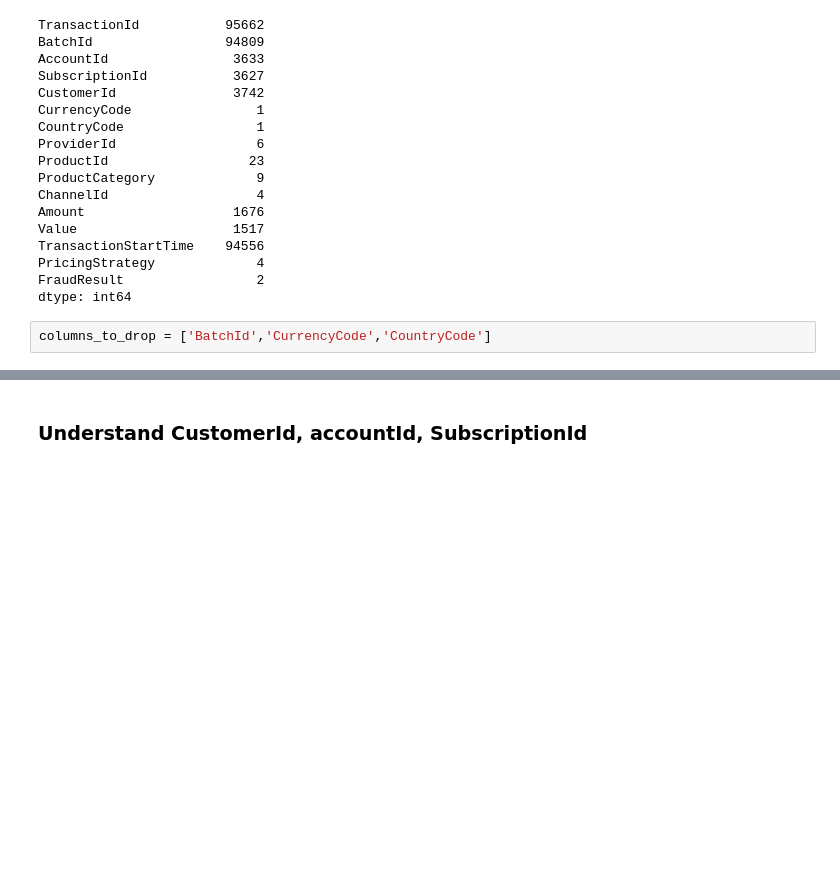
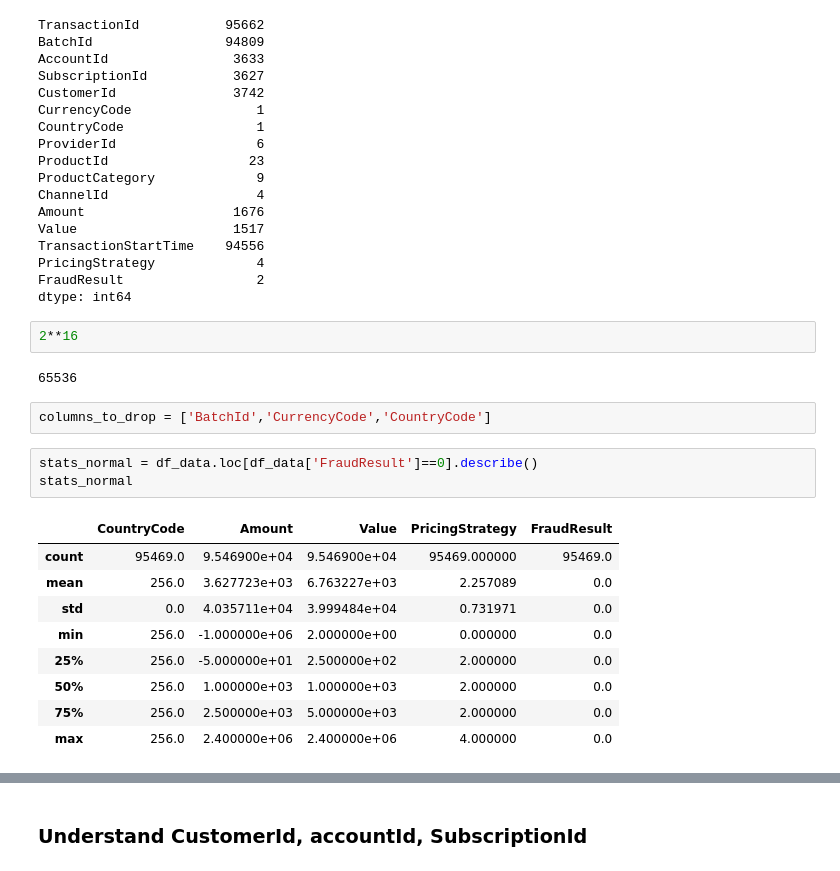
Before and after one commit to FadelMamar/fraud-detection-galsen, a Jupyter notebook: notebooks/EDA.ipynb, the cells around one changed output, grey strips where cells are left out. Cells and saved outputs as stored; diff of their text form; blank space fills up the shorter version.

```diff
--- a/notebooks/EDA.ipynb
+++ b/notebooks/EDA.ipynb
@@ -73,5 +130,22 @@ TransactionStartTime    94556
 PricingStrategy             4
 FraudResult                 2
 dtype: int64
+# %%
+2**16
+# %% [output]
+65536
 # %%
 columns_to_drop = ['BatchId','CurrencyCode','CountryCode']
+# %%
+stats_normal = df_data.loc[df_data['FraudResult']==0].describe()
+stats_normal
+# %% [output]
+|  | CountryCode | Amount | Value | PricingStrategy | FraudResult |
+| count | 95469.0 | 9.546900e+04 | 9.546900e+04 | 95469.000000 | 95469.0 |
+| mean | 256.0 | 3.627723e+03 | 6.763227e+03 | 2.257089 | 0.0 |
+| std | 0.0 | 4.035711e+04 | 3.999484e+04 | 0.731971 | 0.0 |
+| min | 256.0 | -1.000000e+06 | 2.000000e+00 | 0.000000 | 0.0 |
+| 25% | 256.0 | -5.000000e+01 | 2.500000e+02 | 2.000000 | 0.0 |
+| 50% | 256.0 | 1.000000e+03 | 1.000000e+03 | 2.000000 | 0.0 |
+| 75% | 256.0 | 2.500000e+03 | 5.000000e+03 | 2.000000 | 0.0 |
+| max | 256.0 | 2.400000e+06 | 2.400000e+06 | 4.000000 | 0.0 |
```
Also changed, not shown: parts of 6 cells of this notebook, 6 other files.
